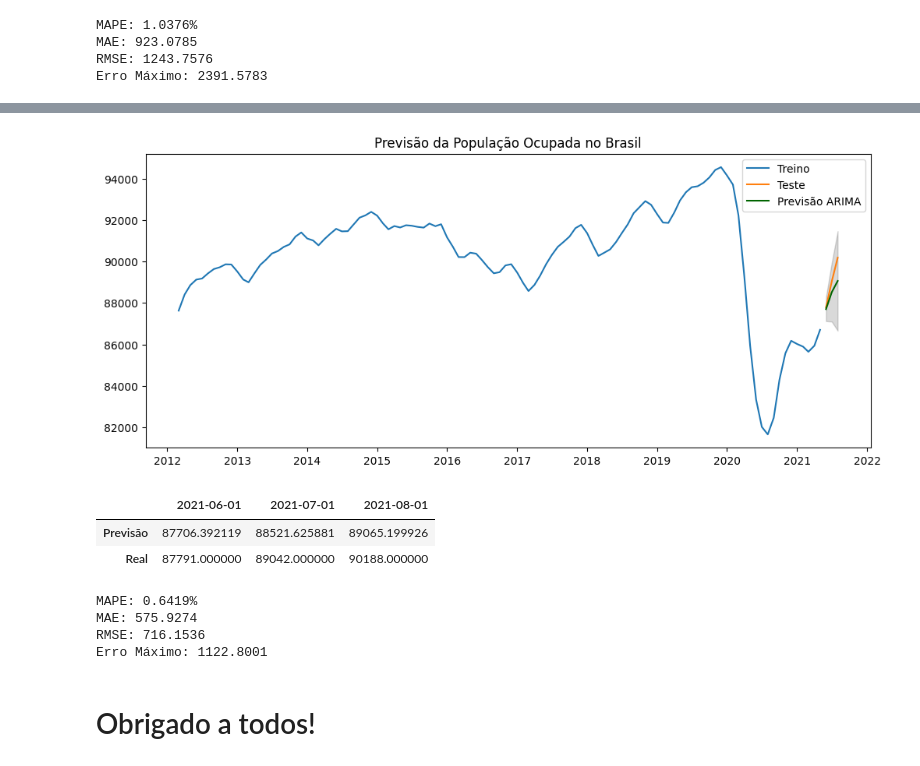
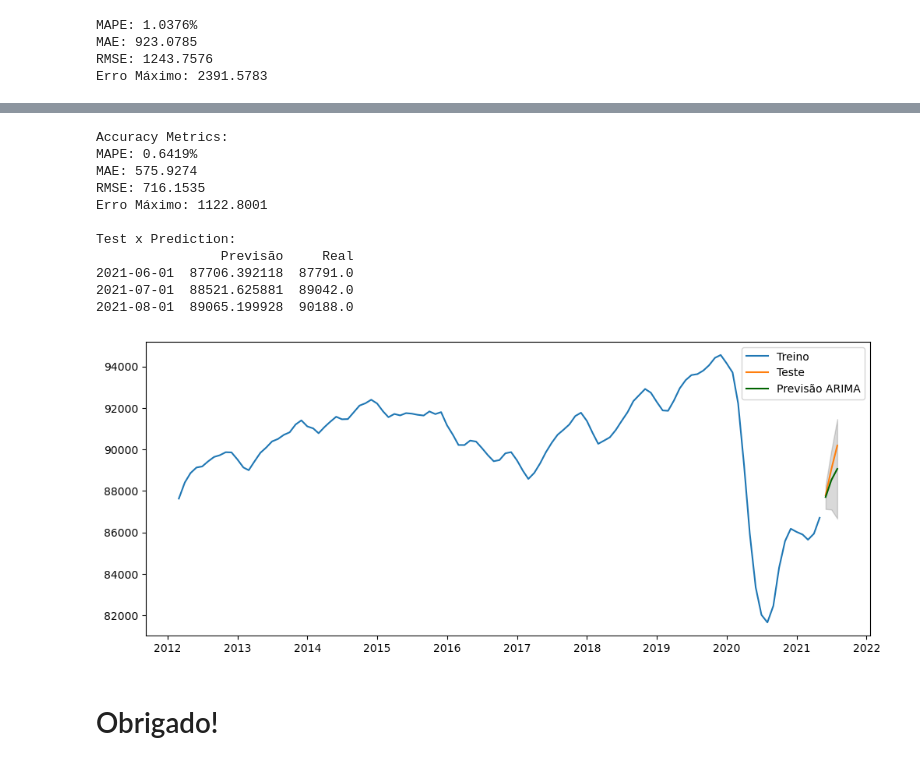
Before and after one commit to vnery5/Econometria, a Jupyter notebook: Notebooks/Séries de Tempo/SeriesTemporais_Modelos.ipynb, the cells around one changed output, grey strips where cells are left out. Saved outputs shown, nothing was run; the diff lists cells and outputs as text; code cells hidden in the pictures.

```diff
--- a/Notebooks/Séries de Tempo/SeriesTemporais_Modelos.ipynb
+++ b/Notebooks/Séries de Tempo/SeriesTemporais_Modelos.ipynb
@@ -957,48 +895,18 @@ ARIMA(maxiter=50, method='lbfgs', order=(2, 0, 2), out_of_sample_size=0,
-# %%
-## Prevendo os últimos 3 meses
-previsao, confint = modelo_arima_teste.predict(n_periods=nMeses, return_conf_int=True)
-## Criando indexes para os dados da previsão
-index_previsao = pd.date_range(start=f'{9 - nMeses}/1/2021', periods=nMeses, freq="MS")
-
-# Criando uma série com os valores de treino/teste para ter o index de data
-serie_treino = pd.Series(treino, index=df.index.values[:-nMeses])
-serie_teste = pd.Series(teste, index=df.index.values[-nMeses:])
-
-# Criando a Série para plottar
-serie_previsao = pd.Series(previsao, index=index_previsao)
-lower_series = pd.Series(confint[:, 0], index=index_previsao)
-upper_series = pd.Series(confint[:, 1], index=index_previsao)
-
-## Plottando
-plt.figure(figsize=(12,5), dpi=100)
-# Série de treino
-plt.plot(serie_treino, label="Treino")
-# Série de teste
-plt.plot(serie_teste, label="Teste")
-
-## Previsão e Valores de Confiança
-plt.plot(serie_previsao, color='darkgreen', label="Previsão ARIMA")
-plt.fill_between(lower_series.index, lower_series, upper_series, color='k', alpha=.15)
-
-plt.title("Previsão da População Ocupada no Brasil")
-plt.legend()
-plt.show()
-# %% [output]
-[figure, removed]
-# %%
-## Vendo valores
-pd.DataFrame([serie_previsao, serie_teste], index=["Previsão", "Real"])
-# %% [output]
-|  | 2021-06-01 | 2021-07-01 | 2021-08-01 |
-| Previsão | 87706.392119 | 88521.625881 | 89065.199926 |
-| Real | 87791.000000 | 89042.000000 | 90188.000000 |
-# %%
-## Vendo métricas
-acuracia_previsao(previsao, teste)
-# %% [output]
-MAPE: 0.6419%
-MAE: 575.9274
-RMSE: 716.1536
-Erro Máximo: 1122.8001
+# %%
+# 3 meses a frente
+dfPrevisaoTeste = ef.arima_train_test_prediction(df, "ocupados", 3, "months")
+# %% [output]
+Accuracy Metrics:
+MAPE: 0.6419%
+MAE: 575.9274
+RMSE: 716.1535
+Erro Máximo: 1122.8001
+
+Test x Prediction:
+                Previsão     Real
+2021-06-01  87706.392118  87791.0
+2021-07-01  88521.625881  89042.0
+2021-08-01  89065.199928  90188.0
+[figure, added]
 # %% [markdown]
-# Obrigado a todos!
+# Obrigado!
```
Also changed, not shown: parts of 44 cells of this notebook, 1 other file.
